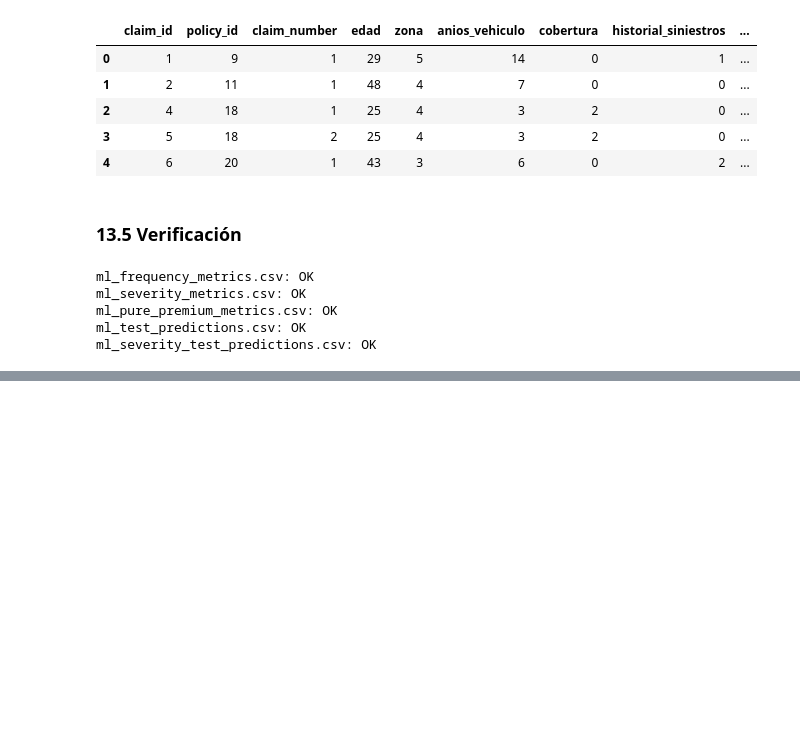
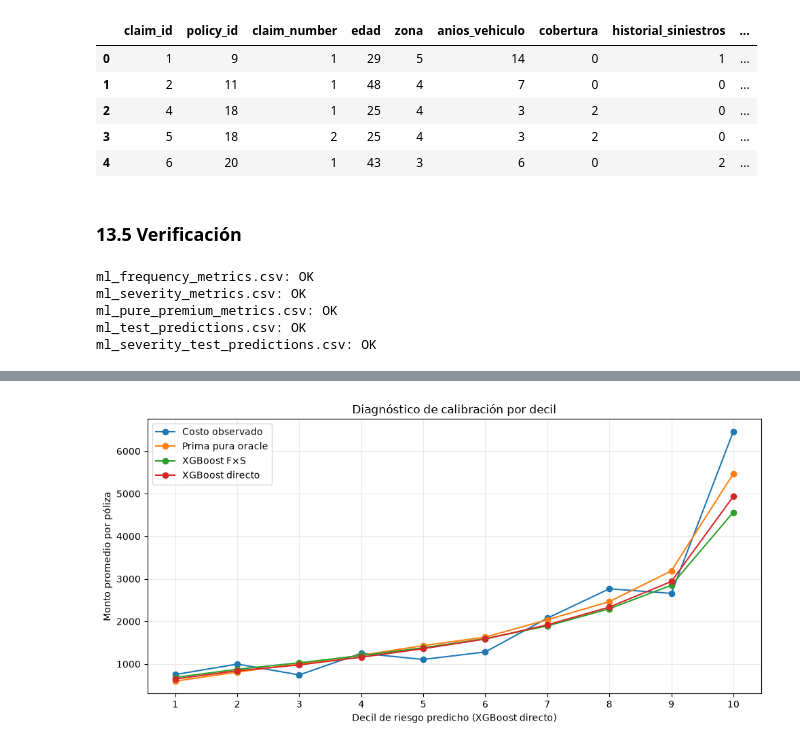
Before and after one commit to ActuarioDereckFuzz/Modelos_estadisticosvsMLvsDeep-Learning, a Jupyter notebook: notebooks/04_machine_learning.ipynb, the cells around one changed output, grey strips where cells are left out. Saved outputs shown, nothing was run; the diff lists cells and outputs as text; code cells hidden in the pictures; blank space fills up the shorter version.

```diff
--- a/notebooks/04_machine_learning.ipynb
+++ b/notebooks/04_machine_learning.ipynb
@@ -1763,7 +1830,7 @@ xgb_severity = Pipeline(
     steps=[
         (
             "preprocessor",
-            preprocessor
+            clone(preprocessor)
         ),
         (
             "model",
@@ -2458,7 +2525,7 @@ rf_cost = Pipeline(
     steps=[
         (
             "preprocessor",
-            preprocessor
+            clone(preprocessor)
         ),
         (
             "model",
@@ -2989,7 +3056,7 @@ xgb_cost = Pipeline(
     steps=[
         (
             "preprocessor",
-            preprocessor
+            clone(preprocessor)
         ),
         (
             "model",
@@ -3965,0 +4090,9 @@ ml_severity_test_predictions.csv: OK
+# %%
+# Agrupar por score predicho, no por la respuesta observada ni por oracle.
+from src.evaluation.ml_calibration import calibration_by_decile
+
+calibration_data, ml_decile_calibration = calibration_by_decile(
+    calibration_data, reference_prediction_col="pp_xgb_direct"
+)
+assert int(ml_decile_calibration["n_policy"].sum()) == len(df_test)
+ml_decile_calibration
@@ -3965,0 +4111,19 @@ ml_severity_test_predictions.csv: OK
+# %%
+fig, ax = plt.subplots(figsize=(10, 5))
+x = ml_decile_calibration["decil_riesgo_xgb_direct"]
+for column, label in [
+    ("costo_observado_medio", "Costo observado"),
+    ("prima_oracle_media", "Prima pura oracle"),
+    ("pp_xgb_fs_media", "XGBoost F×S"),
+    ("pp_xgb_direct_media", "XGBoost directo"),
+]:
+    ax.plot(x, ml_decile_calibration[column], marker="o", label=label)
+ax.set(xlabel="Decil de riesgo predicho (XGBoost directo)",
+       ylabel="Monto promedio por póliza", title="Diagnóstico de calibración por decil")
+ax.set_xticks(range(1, 11))
+ax.grid(alpha=0.25)
+ax.legend()
+plt.tight_layout()
+plt.show()
+# %% [output]
+[figure, added]
```
Also changed, not shown: parts of 37 cells of this notebook, 17 other files.
